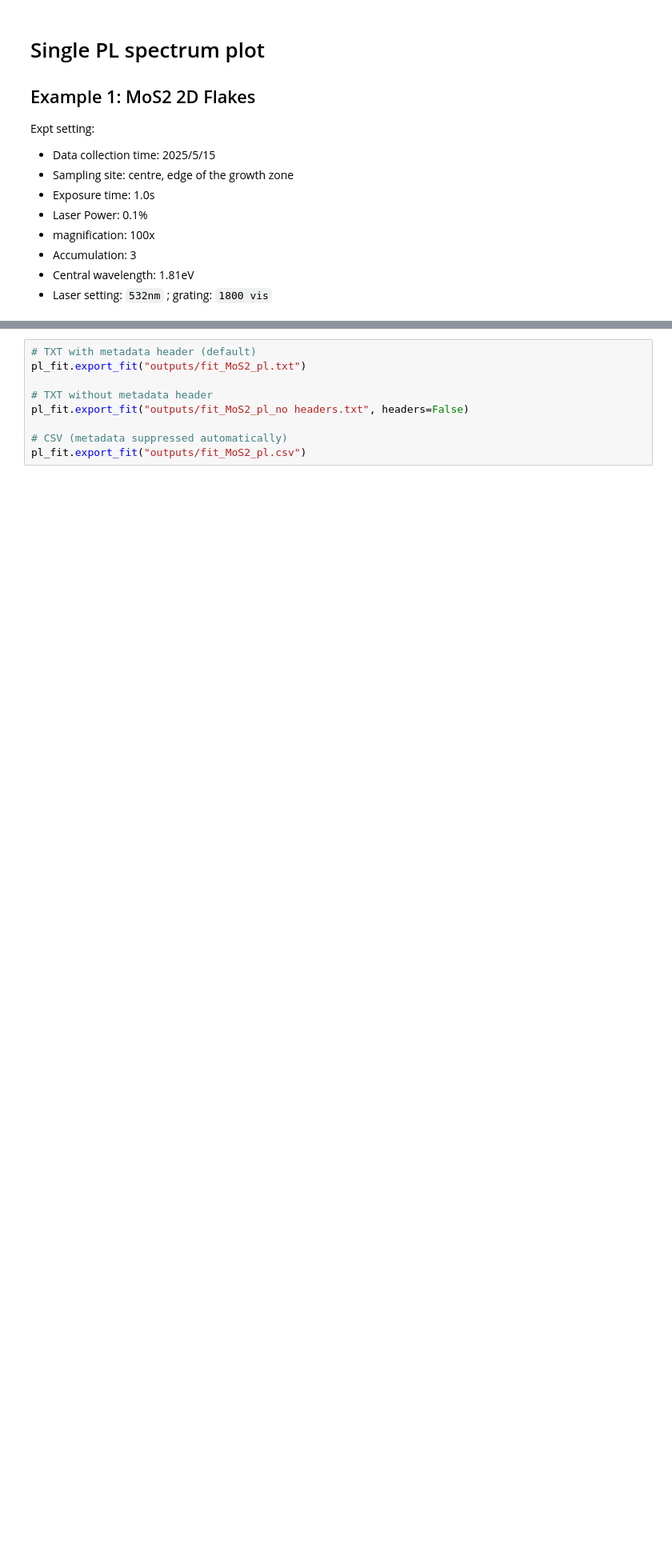
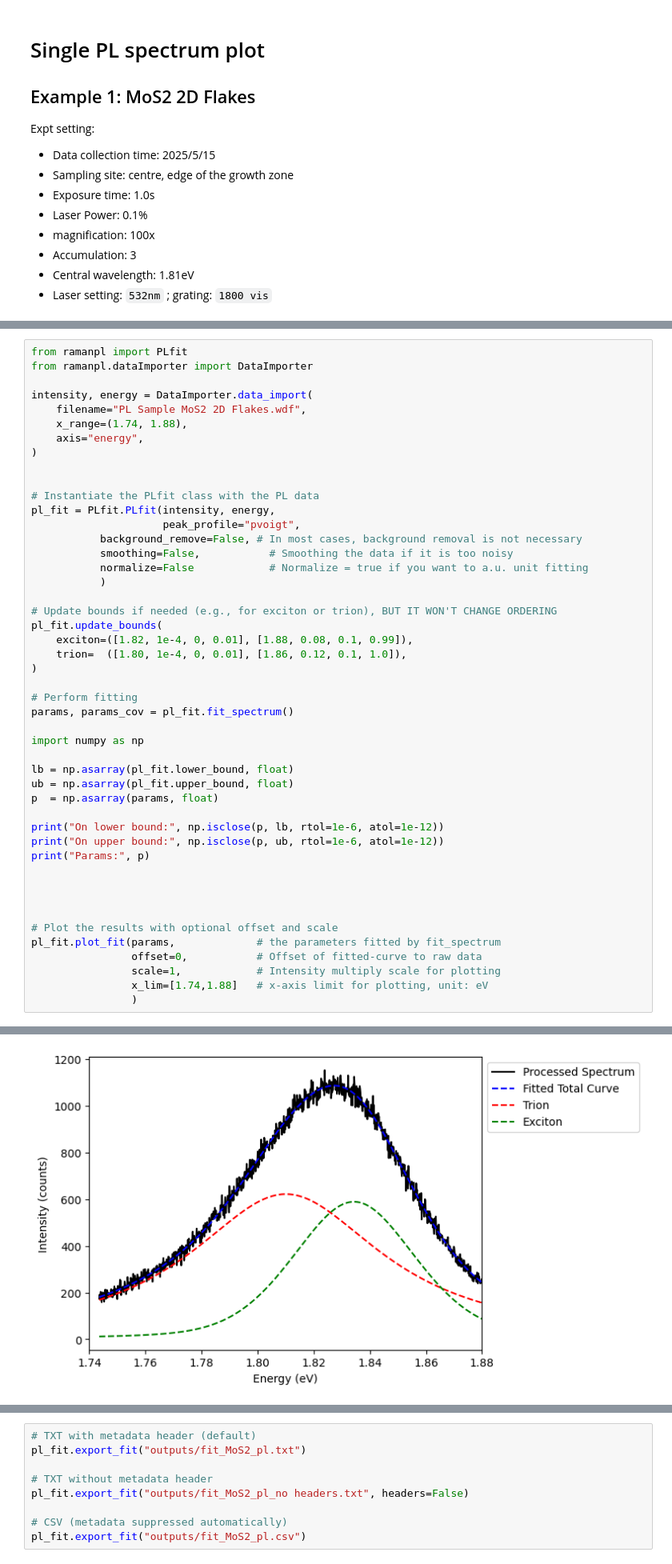
Before and after one commit to barry063/RamanPL_2D, a Jupyter notebook: example-usage/PLfit/PL_component.ipynb, the cells around one changed output, grey strips where cells are left out. Shown at 80% size. Drawn from its saved outputs; the diff is of its cells as text; blank space fills up the shorter version.

```diff
--- a/example-usage/PLfit/PL_component.ipynb
+++ b/example-usage/PLfit/PL_component.ipynb
@@ -59,0 +66,48 @@ Exciton: 1.83 eV | FWHM: 0.05 eV  | Amplitude: 724.17
+# %%
+from ramanpl import PLfit
+from ramanpl.dataImporter import DataImporter
+
+intensity, energy = DataImporter.data_import(
+    filename="PL Sample MoS2 2D Flakes.wdf",
+    x_range=(1.74, 1.88),
+    axis="energy",
+)
+
+
+# Instantiate the PLfit class with the PL data
+pl_fit = PLfit.PLfit(intensity, energy,
+                     peak_profile="pvoigt",
+           background_remove=False, # In most cases, background removal is not necessary
+           smoothing=False,           # Smoothing the data if it is too noisy
+           normalize=False            # Normalize = true if you want to a.u. unit fitting
+           )
+
+# Update bounds if needed (e.g., for exciton or trion), BUT IT WON'T CHANGE ORDERING
+pl_fit.update_bounds(
+    exciton=([1.82, 1e-4, 0, 0.01], [1.88, 0.08, 0.1, 0.99]),
+    trion=  ([1.80, 1e-4, 0, 0.01], [1.86, 0.12, 0.1, 1.0]),
+)
+
+# Perform fitting
+params, params_cov = pl_fit.fit_spectrum()
+
+import numpy as np
+
+lb = np.asarray(pl_fit.lower_bound, float)
+ub = np.asarray(pl_fit.upper_bound, float)
+p  = np.asarray(params, float)
+
+print("On lower bound:", np.isclose(p, lb, rtol=1e-6, atol=1e-12))
+print("On upper bound:", np.isclose(p, ub, rtol=1e-6, atol=1e-12))
+print("Params:", p)
+
+
+
+
+# Plot the results with optional offset and scale
+pl_fit.plot_fit(params,             # the parameters fitted by fit_spectrum
+                offset=0,           # Offset of fitted-curve to raw data
+                scale=1,            # Intensity multiply scale for plotting
+                x_lim=[1.74,1.88]   # x-axis limit for plotting, unit: eV
+                )
+# %% [output]
@@ -60 +124,2 @@ Exciton: 1.83 eV | FWHM: 0.05 eV  | Amplitude: 724.17
+[figure, added]
 # %%
```
Also changed, not shown: parts of 9 cells of this notebook, 13 other files.
